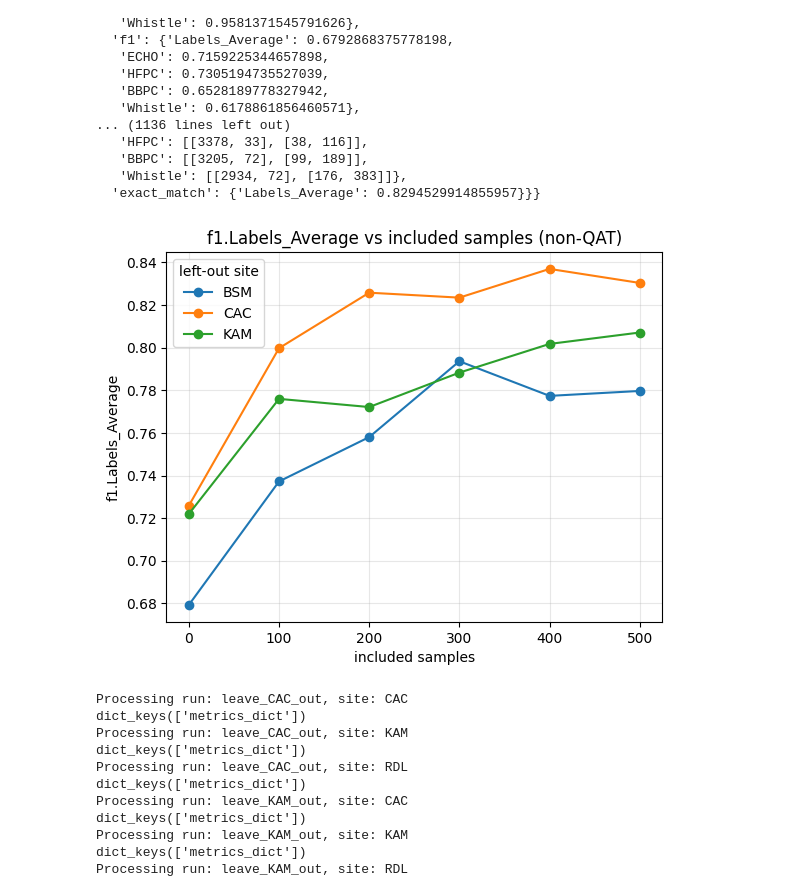
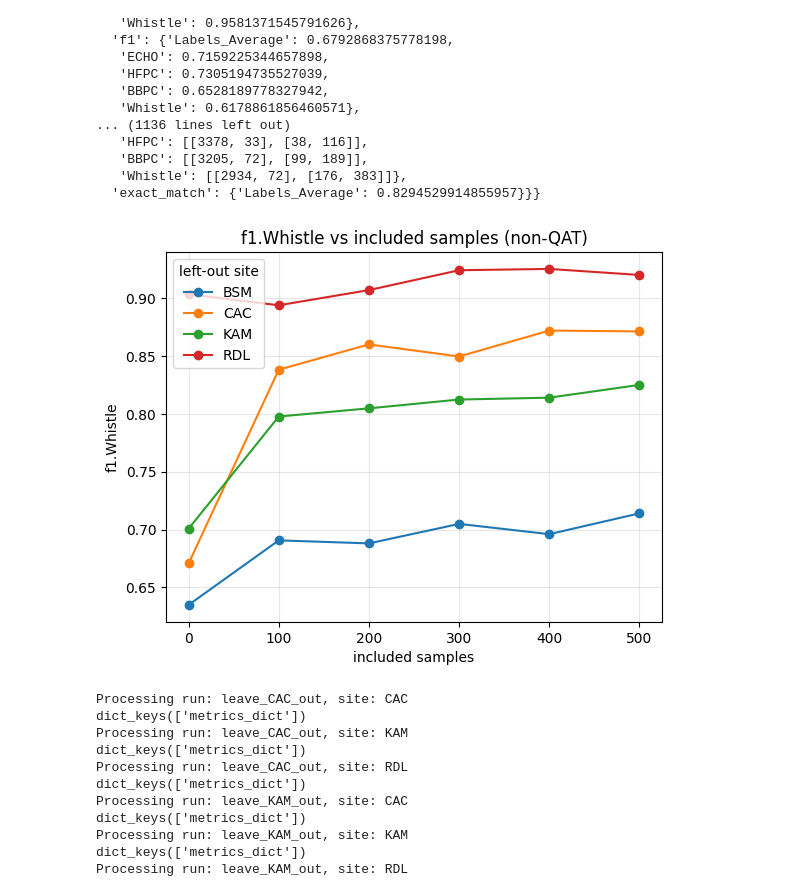
Before and after one commit to bobduru/beluga-call-pipeline, a Jupyter notebook: training/results_analysis/sites_generalization_no_cv.ipynb, the cells around one changed output. Saved outputs shown, nothing was run; the diff lists cells and outputs as text; code cells hidden in the pictures.

```diff
--- a/training/results_analysis/sites_generalization_no_cv.ipynb
+++ b/training/results_analysis/sites_generalization_no_cv.ipynb
@@ -46,7 +46,7 @@ import os
 import json
 import pandas as pd
 # %%
-results_dir = "../new_results/sites_generalization_include_sample"
+results_dir = "../new_results/sites_generalization_include_sample_last"
 runs = [d for d in os.listdir(results_dir) if os.path.isdir(os.path.join(results_dir, d))]
 leave_one_out_runs = [run for run in runs if "out" in run]
 # %%
@@ -211,35 +211,35 @@ def plot_metric_vs_samples(
 
     if site is not None:
         d = df[df["site"] == site].sort_values("samples")
         if d.empty:
             raise ValueError(f"No rows for site='{site}'. Sites present: {sorted(df['site'].unique())}")
         ax.plot(d["samples"], d[y_col], marker="o", label=site)
     else:
         for s, d in df.groupby("site", sort=True):
             d = d.sort_values("samples")
             ax.plot(d["samples"], d[y_col], marker="o", label=s)
         ax.legend(title="left-out site", loc="best")
 
     ax.set_xlabel("included samples")
     ax.set_ylabel(y_col)
     ax.grid(True, alpha=0.3)
 
     if title is None:
         base = f"{y_col} vs included samples"
         if drop_qat:
             base += " (non-QAT)"
         title = base
     ax.set_title(title)
 
     return df, ax
 
 
 # ---- Example usage ----
-df, ax = plot_metric_vs_samples(results, metric="f1", cls="Labels_Average", drop_qat=True)
+df, ax = plot_metric_vs_samples(results, metric="f1", cls="Whistle", drop_qat=True)
 # df, ax = plot_metric_vs_samples(results, metric="precision", cls="Labels_Average", site="BSM")
 plt.show()
 # %% [output]
-[figure, old version]
+[figure, new version]
 # %%
 import pandas as pd
 
```
Also changed, not shown: parts of 2 cells of this notebook, 2 other files.
